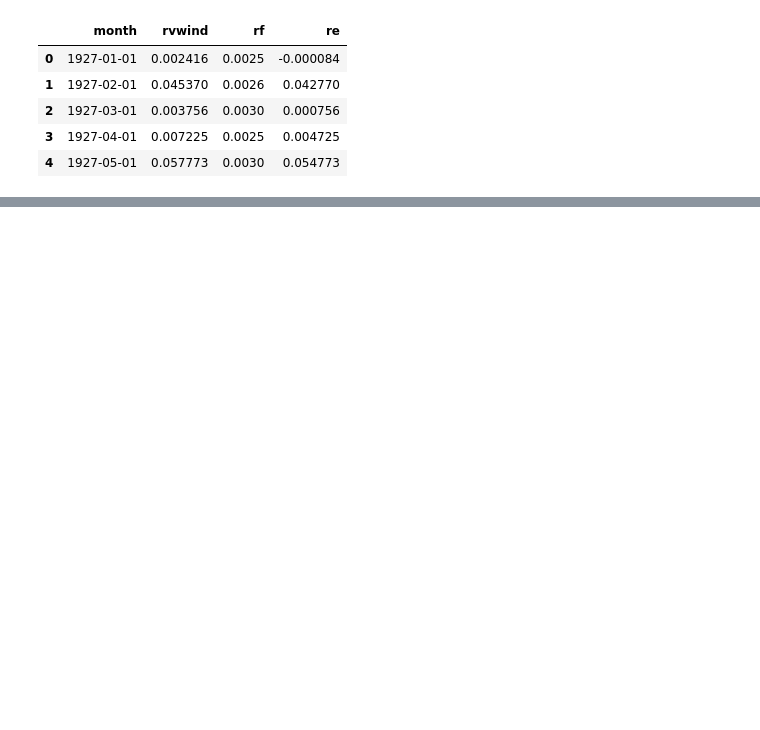
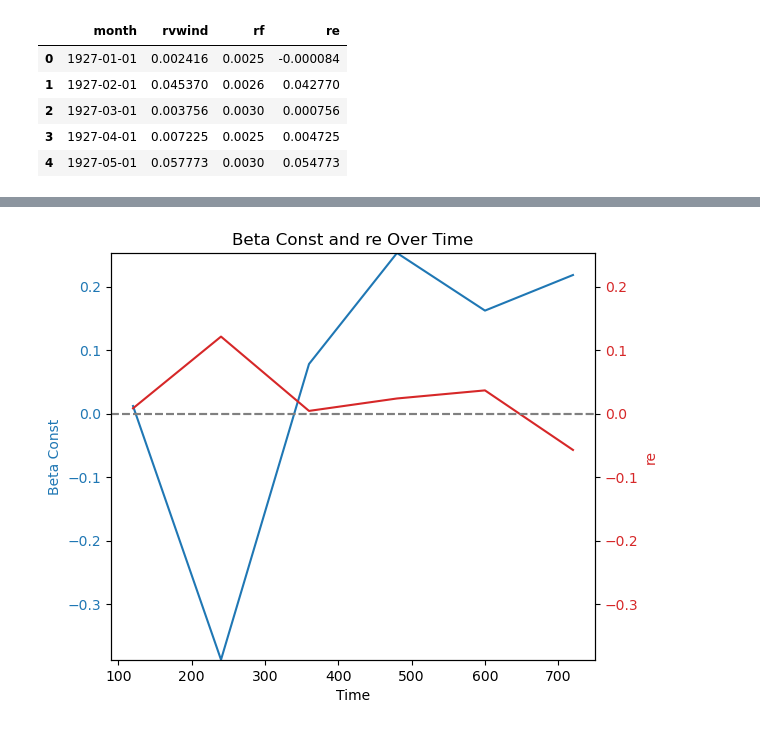
Before and after one commit to trpotter72/W24, a Jupyter notebook: AP/HW2/HW2.ipynb, the cells around one changed output, grey strips where cells are left out. Cells and saved outputs as stored; diff of their text form; code cells hidden in the pictures; blank space fills up the shorter version.

```diff
--- a/AP/HW2/HW2.ipynb
+++ b/AP/HW2/HW2.ipynb
@@ -109,0 +218,29 @@ pd.DataFrame(results).set_index('w')
+# %%
+import matplotlib.pyplot as plt
+
+fig, ax1 = plt.subplots()
+
+ax1.set_xlabel('Time')
+ax1.set_ylabel('Beta Const', color='tab:blue')
+ax1.plot(betas.index, betas['const'], color='tab:blue', label='Beta Const')
+ax1.tick_params(axis='y', labelcolor='tab:blue')
+
+ax2 = ax1.twinx()
+ax2.set_ylabel('re', color='tab:red')
+ax2.plot(df.loc[betas.index].index, df.loc[betas.index, 're'], color='tab:red', label='re')
+ax2.tick_params(axis='y', labelcolor='tab:red')
+
+# Set the same y-axis limits for both plots
+ax1.set_ylim(min(betas['const'].min(), df.loc[betas.index, 're'].min()),
+       max(betas['const'].max(), df.loc[betas.index, 're'].max()))
+ax2.set_ylim(ax1.get_ylim())
+
+# Add a y=0 dashed line
+ax1.axhline(0, color='gray', linestyle='--')
+ax2.axhline(0, color='gray', linestyle='--')
+
+fig.tight_layout()
+plt.title('Beta Const and re Over Time')
+plt.show()
+# %% [output]
+[figure, added]
```
Also changed, not shown: parts of 13 cells of this notebook, 2 other files.
